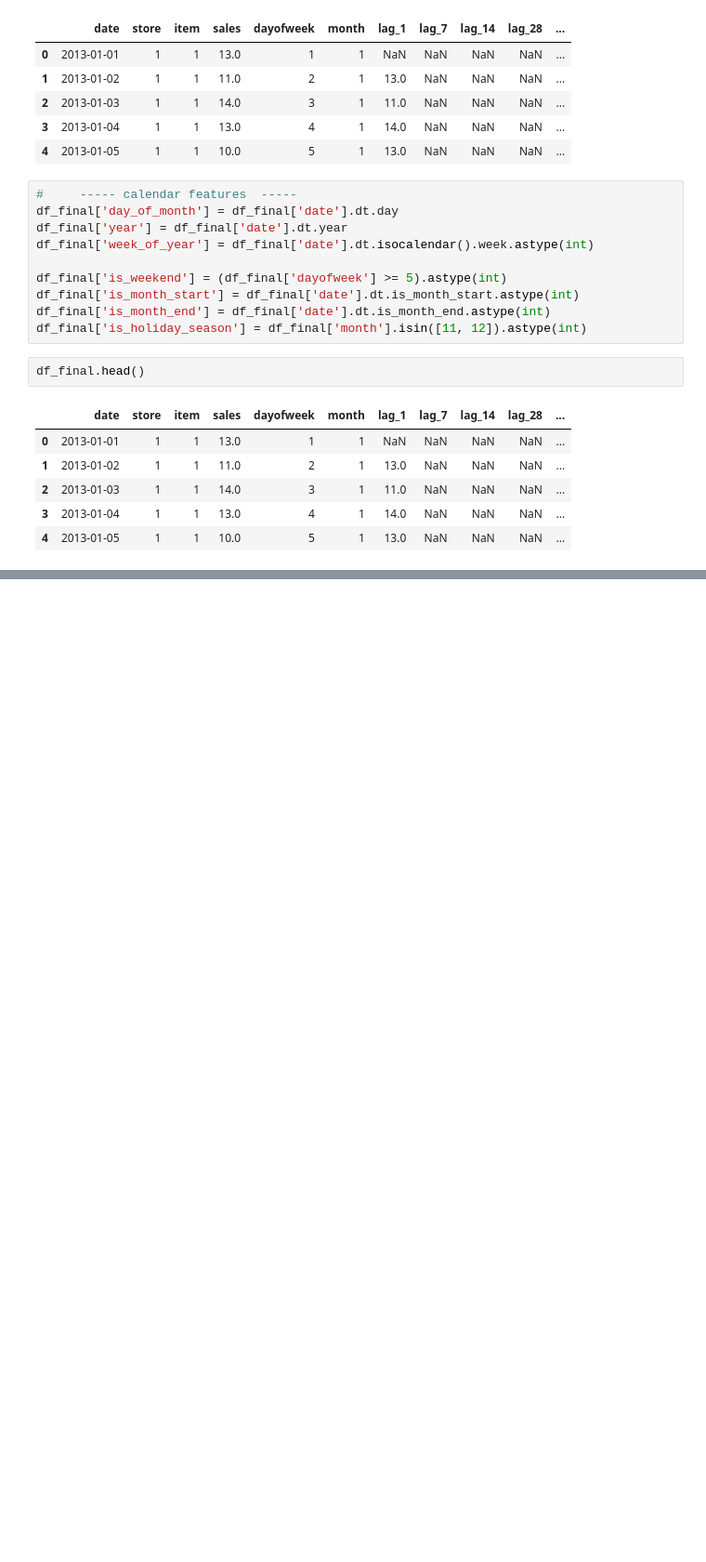
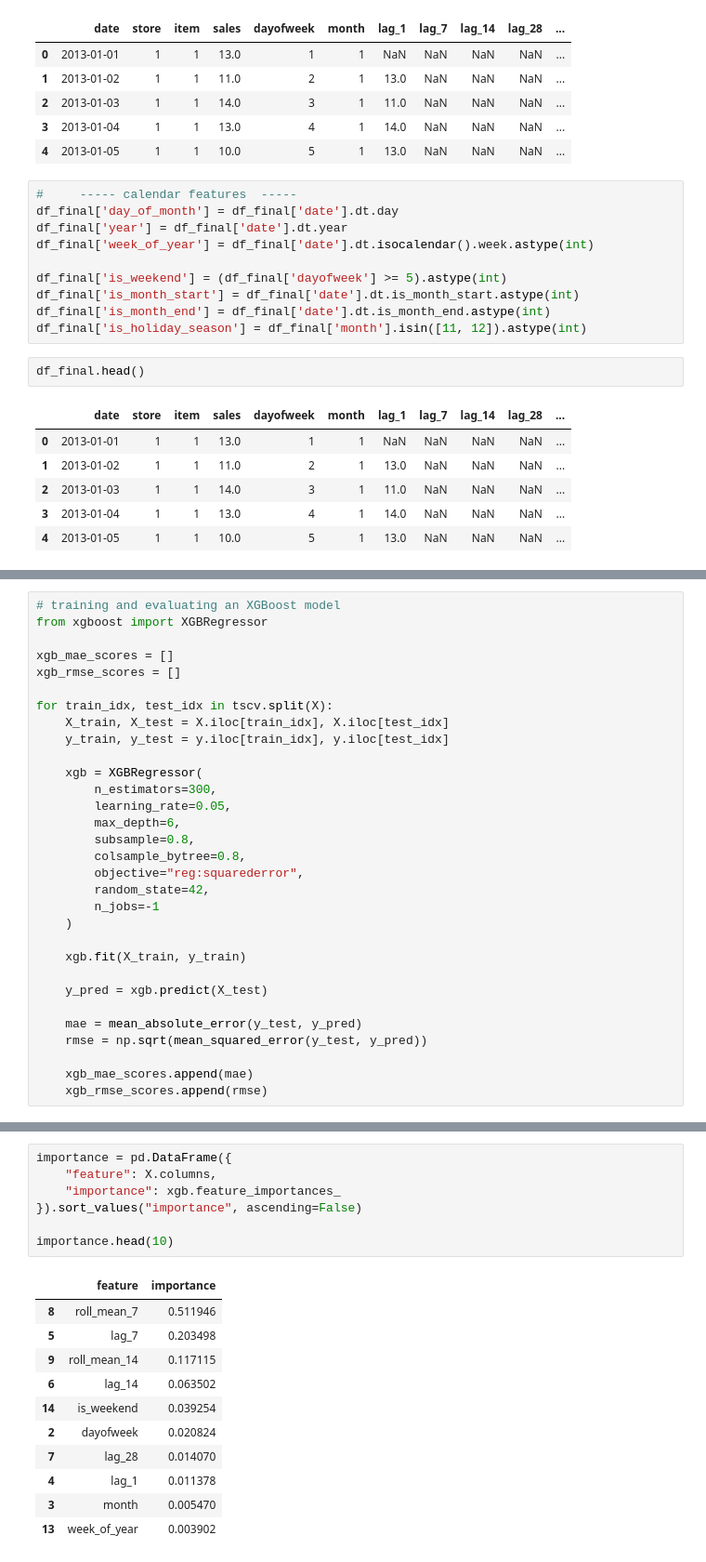
Before and after one commit to Harsha081459/Retail-Demand-Forecasting, a Jupyter notebook: notebook.ipynb, the cells around one changed output, grey strips where cells are left out. Shown at 93% size. Cells and saved outputs as stored; diff of their text form; blank space fills up the shorter version.

```diff
--- a/notebook.ipynb
+++ b/notebook.ipynb
@@ -320,0 +428,31 @@ df_final.head()
+# %%
+# training and evaluating an XGBoost model
+from xgboost import XGBRegressor
+
+xgb_mae_scores = []
+xgb_rmse_scores = []
+
+for train_idx, test_idx in tscv.split(X):
+    X_train, X_test = X.iloc[train_idx], X.iloc[test_idx]
+    y_train, y_test = y.iloc[train_idx], y.iloc[test_idx]
+
+    xgb = XGBRegressor(
+        n_estimators=300,
+        learning_rate=0.05,
+        max_depth=6,
+        subsample=0.8,
+        colsample_bytree=0.8,
+        objective="reg:squarederror",
+        random_state=42,
+        n_jobs=-1
+    )
+
+    xgb.fit(X_train, y_train)
+
+    y_pred = xgb.predict(X_test)
+
+    mae = mean_absolute_error(y_test, y_pred)
+    rmse = np.sqrt(mean_squared_error(y_test, y_pred))
+
+    xgb_mae_scores.append(mae)
+    xgb_rmse_scores.append(rmse)
@@ -320,0 +463,19 @@ df_final.head()
+# %%
+importance = pd.DataFrame({
+    "feature": X.columns,
+    "importance": xgb.feature_importances_
+}).sort_values("importance", ascending=False)
+
+importance.head(10)
+# %% [output]
+|  | feature | importance |
+| 8 | roll_mean_7 | 0.511946 |
+| 5 | lag_7 | 0.203498 |
+| 9 | roll_mean_14 | 0.117115 |
+| 6 | lag_14 | 0.063502 |
+| 14 | is_weekend | 0.039254 |
+| 2 | dayofweek | 0.020824 |
+| 7 | lag_28 | 0.014070 |
+| 4 | lag_1 | 0.011378 |
+| 3 | month | 0.005470 |
+| 13 | week_of_year | 0.003902 |
```
Also changed, not shown: parts of 12 cells of this notebook.
